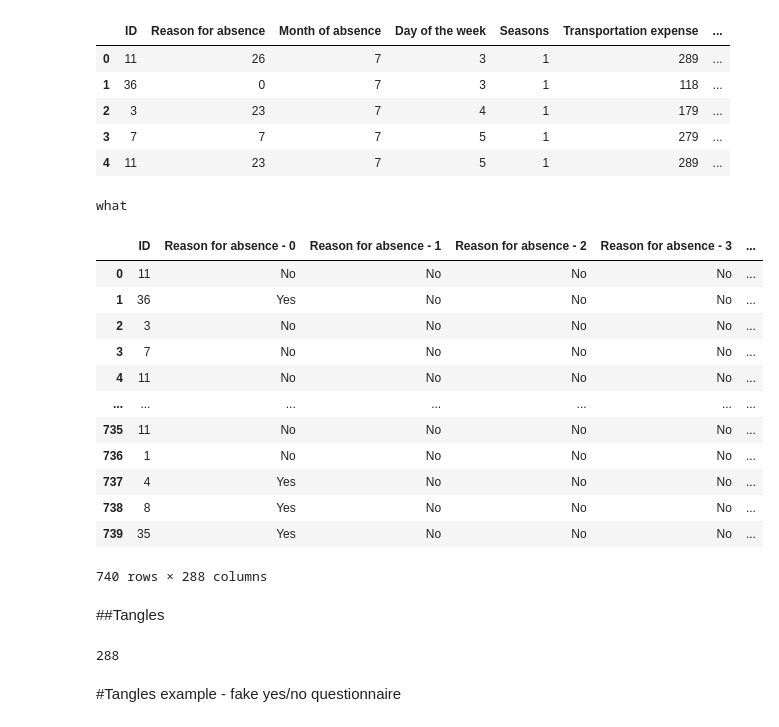
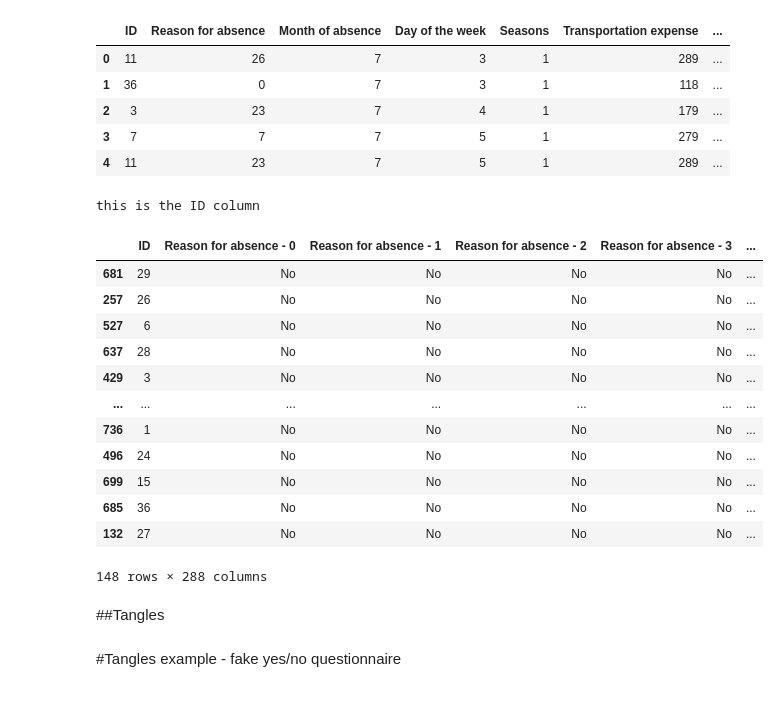
Before and after one commit to zuzannazak/Tangles, a Jupyter notebook: Tangle_playground.ipynb, the cells around one changed output. Drawn from its saved outputs; the diff is of its cells as text; code cells hidden in the pictures.

```diff
--- a/Tangle_playground.ipynb
+++ b/Tangle_playground.ipynb
@@ -93,37 +93,38 @@ df_original.head()
 # %%
 df_amended_for_tangles = pd.DataFrame()
 df_amended_for_tangles["ID"]=df_original["ID"]
 
 for columnName in df_original.iteritems():
   if columnName[0] == "ID":
-    print("what")
+    print("this is the ID column")
   else:
     i=0
     original_column = columnName[0]
     arr = df_original[str(original_column)].to_numpy()
     unique_arr = np.unique(arr)
     while i < len(unique_arr):
       thiscolumnname = original_column + " - " + str(unique_arr[i])
       df_amended_for_tangles[thiscolumnname] = (np.where(df_original[original_column].values == i, "Yes", "No"))
       i=i+1
 
 
+df_amended_for_tangles = df_amended_for_tangles.sample(frac=0.2, replace=False, random_state=1)
 df_amended_for_tangles
 # %% [output]
-what
+this is the ID column
 |  | ID | Reason for absence - 0 | Reason for absence - 1 | Reason for absence - 2 | Reason for absence - 3 | ... |
-| 0 | 11 | No | No | No | No | ... |
-| 1 | 36 | Yes | No | No | No | ... |
-| 2 | 3 | No | No | No | No | ... |
-| 3 | 7 | No | No | No | No | ... |
-| 4 | 11 | No | No | No | No | ... |
+| 681 | 29 | No | No | No | No | ... |
+| 257 | 26 | No | No | No | No | ... |
+| 527 | 6 | No | No | No | No | ... |
+| 637 | 28 | No | No | No | No | ... |
+| 429 | 3 | No | No | No | No | ... |
 | ... | ... | ... | ... | ... | ... | ... |
-| 735 | 11 | No | No | No | No | ... |
 | 736 | 1 | No | No | No | No | ... |
-| 737 | 4 | Yes | No | No | No | ... |
-| 738 | 8 | Yes | No | No | No | ... |
-| 739 | 35 | Yes | No | No | No | ... |
+| 496 | 24 | No | No | No | No | ... |
+| 699 | 15 | No | No | No | No | ... |
+| 685 | 36 | No | No | No | No | ... |
+| 132 | 27 | No | No | No | No | ... |
-740 rows × 288 columns
+148 rows × 288 columns
 # %% [markdown]
 ##Tangles
 # %%
@@ -167,7 +167,3 @@ questions_with_cost_df
-# %%
-df.shape[1]
-# %% [output]
-288
 # %% [markdown]
 #Tangles example - fake yes/no questionnaire
 # %%
```
Also changed, not shown: parts of 2 cells of this notebook.
